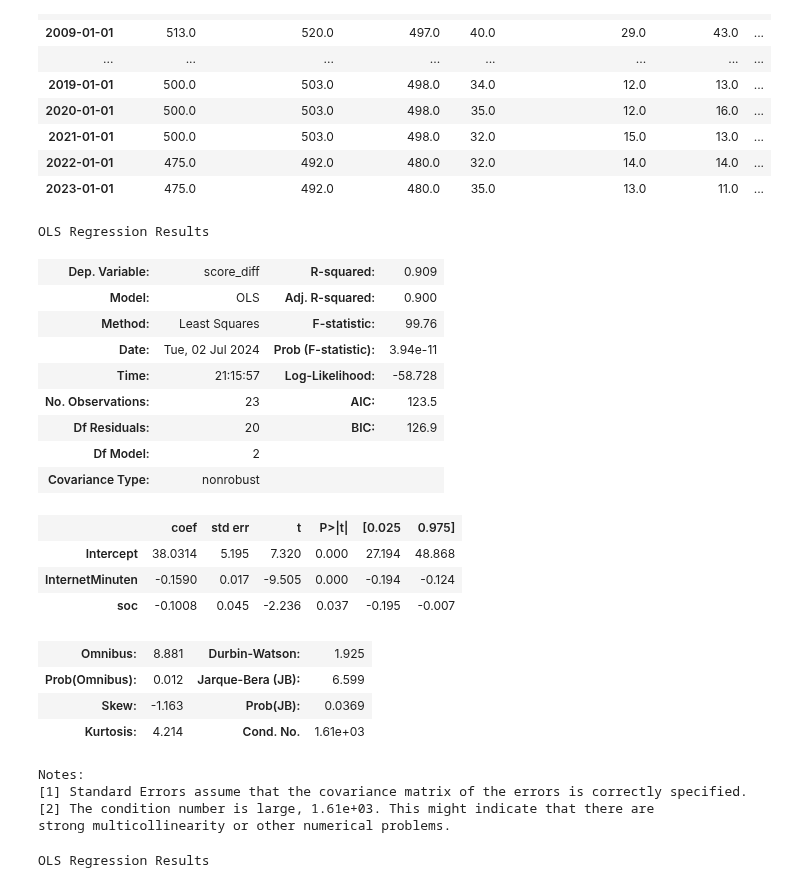
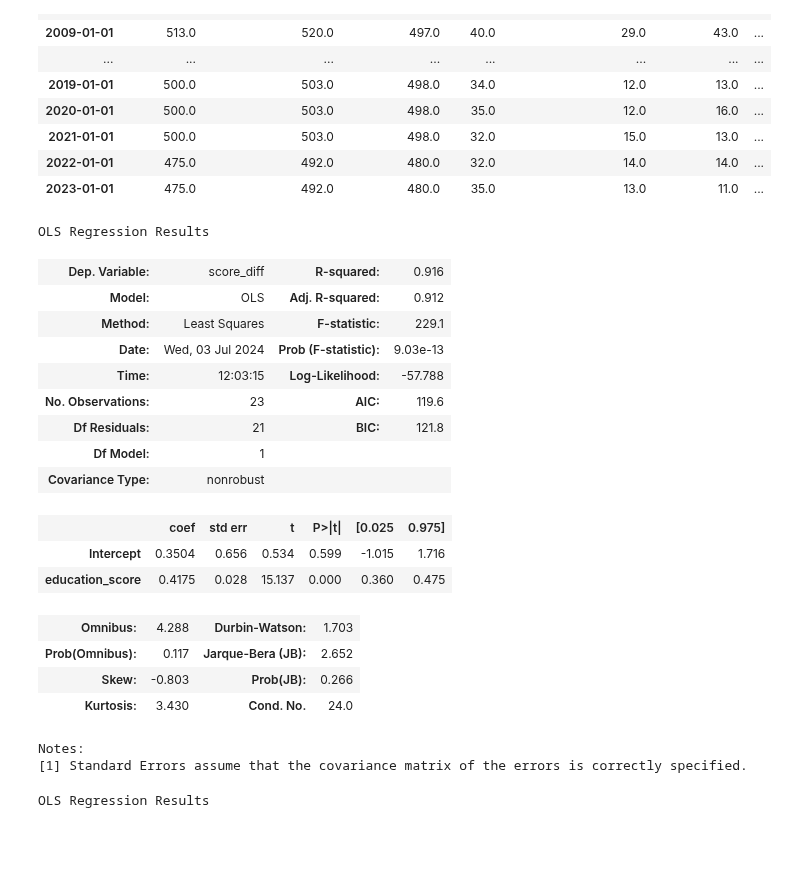
Before and after one commit to Potatotime13/RandomStuff, a Jupyter notebook: Anabell/analyse.ipynb, the cells around one changed output. Drawn from its saved outputs; the diff is of its cells as text; code cells hidden in the pictures; blank space fills up the shorter version.

```diff
--- a/Anabell/analyse.ipynb
+++ b/Anabell/analyse.ipynb
@@ -105,32 +106,29 @@ fig.update_yaxes(title='Werte')
 fig.show()
 # %%
 # fit a linear model with formula
-formula = 'score_diff ~ InternetMinuten + soc'
+formula = 'score_diff ~ education_score'
 model = ols(formula, data).fit()
 model.summary()
 # %% [output]
 OLS Regression Results
-| Dep. Variable: | score_diff | R-squared: | 0.909 |
-| Model: | OLS | Adj. R-squared: | 0.900 |
-| Method: | Least Squares | F-statistic: | 99.76 |
-| Date: | Tue, 02 Jul 2024 | Prob (F-statistic): | 3.94e-11 |
-| Time: | 21:15:57 | Log-Likelihood: | -58.728 |
-| No. Observations: | 23 | AIC: | 123.5 |
-| Df Residuals: | 20 | BIC: | 126.9 |
-| Df Model: | 2 |  |  |
+| Dep. Variable: | score_diff | R-squared: | 0.916 |
+| Model: | OLS | Adj. R-squared: | 0.912 |
+| Method: | Least Squares | F-statistic: | 229.1 |
+| Date: | Wed, 03 Jul 2024 | Prob (F-statistic): | 9.03e-13 |
+| Time: | 12:03:15 | Log-Likelihood: | -57.788 |
+| No. Observations: | 23 | AIC: | 119.6 |
+| Df Residuals: | 21 | BIC: | 121.8 |
+| Df Model: | 1 |  |  |
 | Covariance Type: | nonrobust |  |  |
 |  | coef | std err | t | P>|t| | [0.025 | 0.975] |
-| Intercept | 38.0314 | 5.195 | 7.320 | 0.000 | 27.194 | 48.868 |
-| InternetMinuten | -0.1590 | 0.017 | -9.505 | 0.000 | -0.194 | -0.124 |
-| soc | -0.1008 | 0.045 | -2.236 | 0.037 | -0.195 | -0.007 |
+| Intercept | 0.3504 | 0.656 | 0.534 | 0.599 | -1.015 | 1.716 |
+| education_score | 0.4175 | 0.028 | 15.137 | 0.000 | 0.360 | 0.475 |
-| Omnibus: | 8.881 | Durbin-Watson: | 1.925 |
-| Prob(Omnibus): | 0.012 | Jarque-Bera (JB): | 6.599 |
-| Skew: | -1.163 | Prob(JB): | 0.0369 |
-| Kurtosis: | 4.214 | Cond. No. | 1.61e+03 |
+| Omnibus: | 4.288 | Durbin-Watson: | 1.703 |
+| Prob(Omnibus): | 0.117 | Jarque-Bera (JB): | 2.652 |
+| Skew: | -0.803 | Prob(JB): | 0.266 |
+| Kurtosis: | 3.430 | Cond. No. | 24.0 |
 Notes:
 [1] Standard Errors assume that the covariance matrix of the errors is correctly specified.
-[2] The condition number is large, 1.61e+03. This might indicate that there are
-strong multicollinearity or other numerical problems.
 # %%
 # fit a linear model
 X = data[['InternetMinuten', 'Bücher', 'Zeitschriften_Magazine', 'Tageszeitung', 'PolitikInteresse(prozent)', 'AnzahlSchuler']]
```
Also changed, not shown: parts of 3 cells of this notebook, 2 other files.
